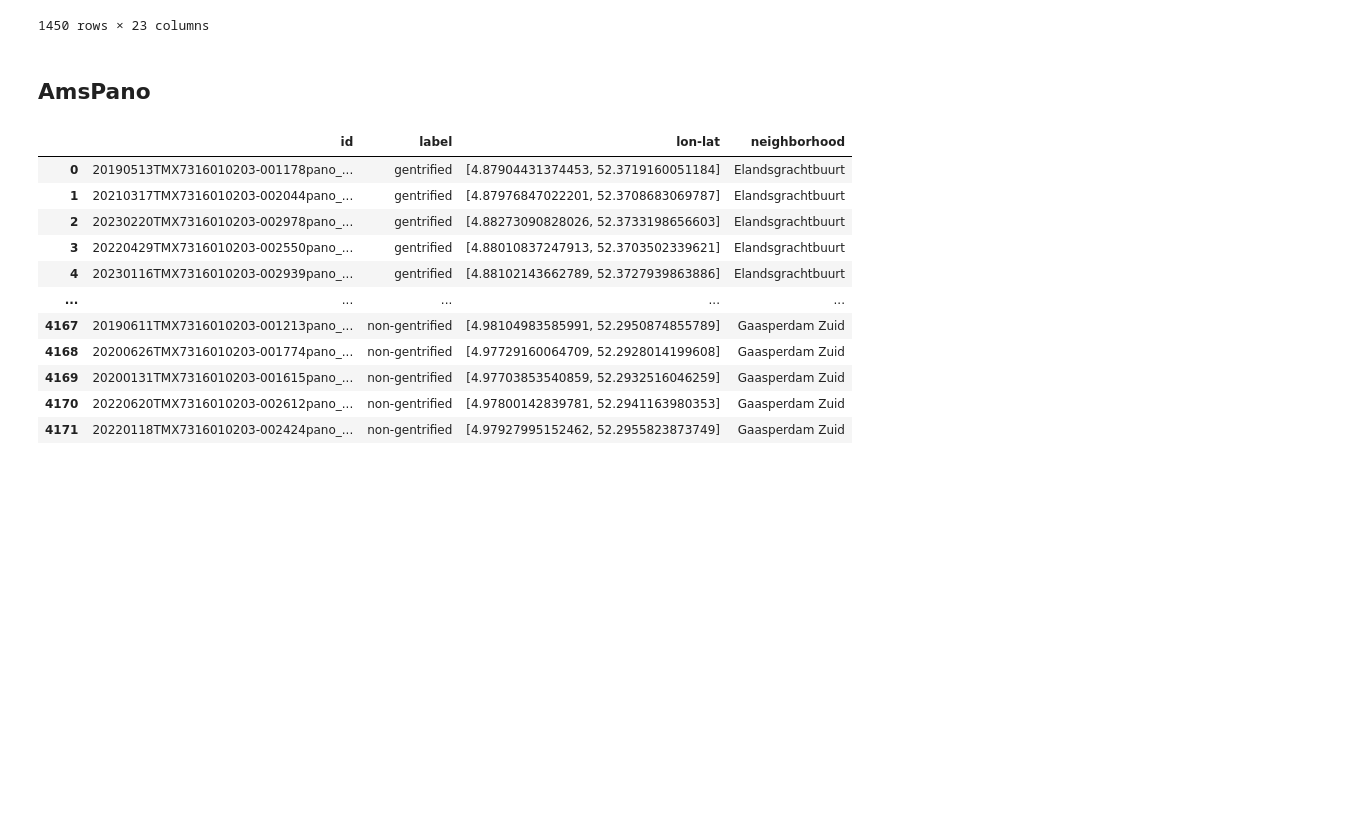
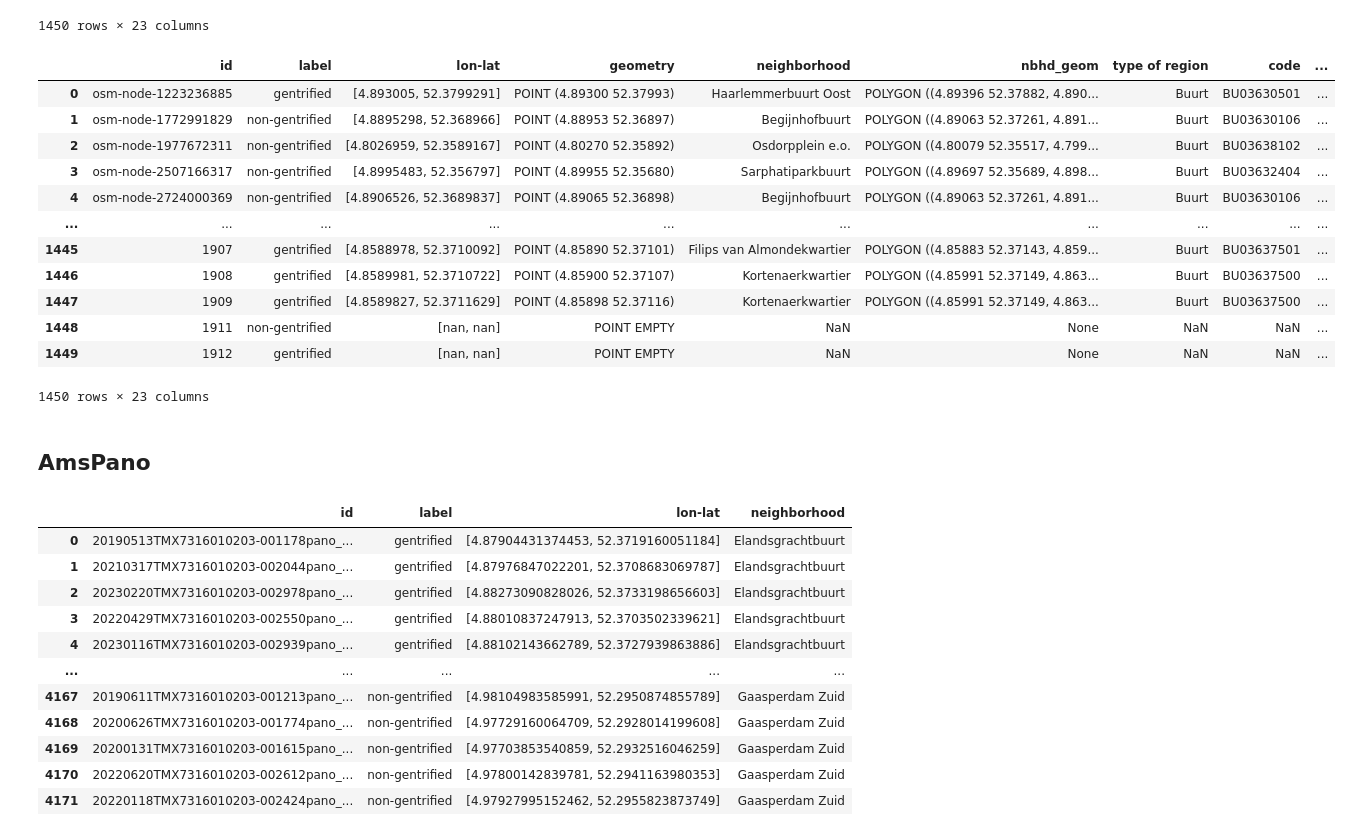
Before and after one commit to atran13/MSc-Thesis-Signs-of-Gentrification, a Jupyter notebook: Data/processing.ipynb, the cells around one changed output. Saved outputs shown, nothing was run; the diff lists cells and outputs as text; code cells hidden in the pictures; blank space fills up the shorter version.

```diff
--- a/Data/processing.ipynb
+++ b/Data/processing.ipynb
@@ -393,6 +393,24 @@ df_stsw_latest
 | 1448 | 1911.jpg | non-gentrified | [nan, nan] | POINT EMPTY | NaN | None | NaN | NaN | ... |
 | 1449 | 1912.jpg | gentrified | [nan, nan] | POINT EMPTY | NaN | None | NaN | NaN | ... |
 1450 rows × 23 columns
+# %%
+df_stsw_latest['id'] = df_stsw_latest['id'].str.split(".")
+df_stsw_latest['id'] = df_stsw_latest['id'].str[0]
+df_stsw_latest
+# %% [output]
+|  | id | label | lon-lat | geometry | neighborhood | nbhd_geom | type of region | code | ... |
+| 0 | osm-node-1223236885 | gentrified | [4.893005, 52.3799291] | POINT (4.89300 52.37993) | Haarlemmerbuurt Oost | POLYGON ((4.89396 52.37882, 4.890... | Buurt | BU03630501 | ... |
+| 1 | osm-node-1772991829 | non-gentrified | [4.8895298, 52.368966] | POINT (4.88953 52.36897) | Begijnhofbuurt | POLYGON ((4.89063 52.37261, 4.891... | Buurt | BU03630106 | ... |
+| 2 | osm-node-1977672311 | non-gentrified | [4.8026959, 52.3589167] | POINT (4.80270 52.35892) | Osdorpplein e.o. | POLYGON ((4.80079 52.35517, 4.799... | Buurt | BU03638102 | ... |
+| 3 | osm-node-2507166317 | non-gentrified | [4.8995483, 52.356797] | POINT (4.89955 52.35680) | Sarphatiparkbuurt | POLYGON ((4.89697 52.35689, 4.898... | Buurt | BU03632404 | ... |
+| 4 | osm-node-2724000369 | non-gentrified | [4.8906526, 52.3689837] | POINT (4.89065 52.36898) | Begijnhofbuurt | POLYGON ((4.89063 52.37261, 4.891... | Buurt | BU03630106 | ... |
+| ... | ... | ... | ... | ... | ... | ... | ... | ... | ... |
+| 1445 | 1907 | gentrified | [4.8588978, 52.3710092] | POINT (4.85890 52.37101) | Filips van Almondekwartier | POLYGON ((4.85883 52.37143, 4.859... | Buurt | BU03637501 | ... |
+| 1446 | 1908 | gentrified | [4.8589981, 52.3710722] | POINT (4.85900 52.37107) | Kortenaerkwartier | POLYGON ((4.85991 52.37149, 4.863... | Buurt | BU03637500 | ... |
+| 1447 | 1909 | gentrified | [4.8589827, 52.3711629] | POINT (4.85898 52.37116) | Kortenaerkwartier | POLYGON ((4.85991 52.37149, 4.863... | Buurt | BU03637500 | ... |
+| 1448 | 1911 | non-gentrified | [nan, nan] | POINT EMPTY | NaN | None | NaN | NaN | ... |
+| 1449 | 1912 | gentrified | [nan, nan] | POINT EMPTY | NaN | None | NaN | NaN | ... |
+1450 rows × 23 columns
 # %%
 df_stsw_latest.to_csv('/Users/vanh/Documents/Master/Thesis/w.nosync/MSc-Thesis-Gentrification-and-storefront-signage/Data/StreetSwipe/df_stsw_latest.csv')
 # %% [markdown]
```
Also changed, not shown: 1 other file.
